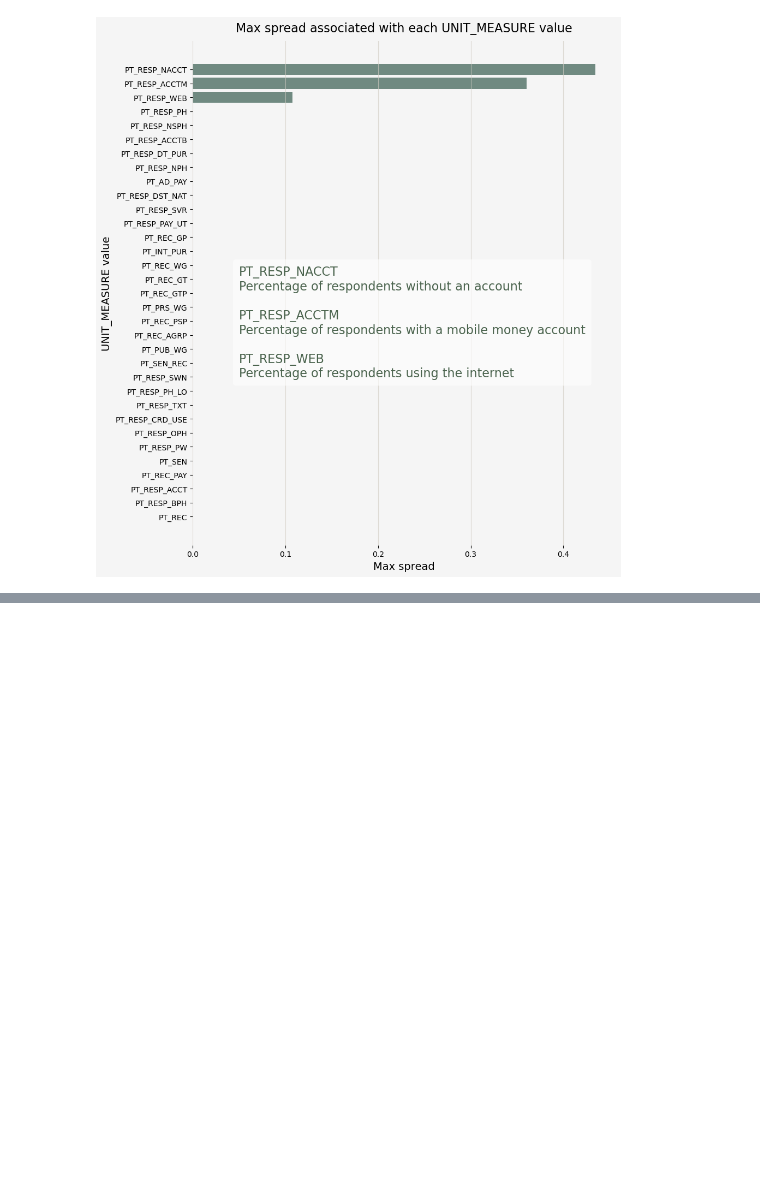
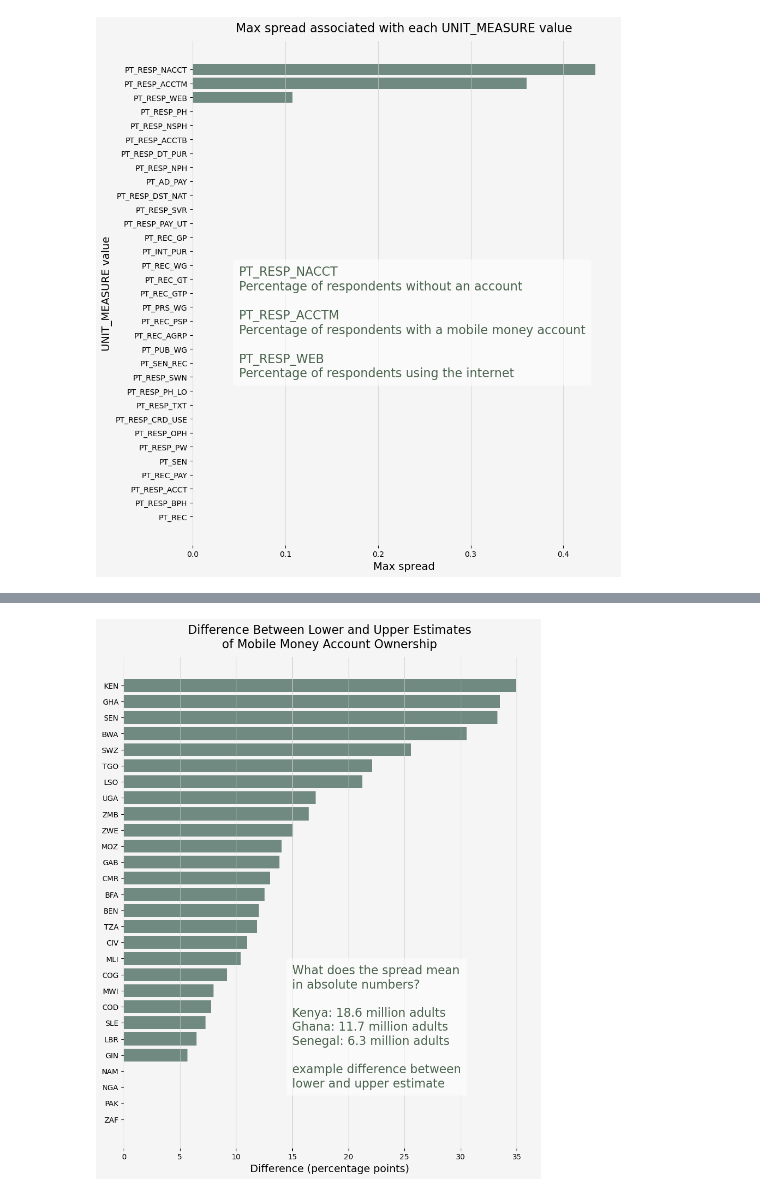
Before and after one commit to reebme/curated-data-sqlite, a Jupyter notebook: notebooks/04_findex_unit_measure.ipynb, the cells around one changed output, grey strips where cells are left out. Drawn from its saved outputs; the diff is of its cells as text; code cells hidden in the pictures; blank space fills up the shorter version.

```diff
--- a/notebooks/04_findex_unit_measure.ipynb
+++ b/notebooks/04_findex_unit_measure.ipynb
@@ -58,0 +188,16 @@ utils.pretty_hbar(max_spreads['unit_measure'], max_spreads['spread'],
+# %%
+mobile_money_acc = mobile_money_acc_small_spreads[['country_id', 'min_derived']].copy()
+mobile_money_acc.rename(columns = {'min_derived': 'small_spread_der'}, inplace = True)
+
+mobile_money_acc = pd.merge(fin13_1a_paired[['country_id', 'der_val']], mobile_money_acc, on = 'country_id', how = 'outer')
+mobile_money_acc.rename(columns = {'der_val': 'fin13_1a_der'}, inplace = True)
+
+mobile_money_acc = pd.merge(fin13_1b_paired[['country_id', 'der_val']], mobile_money_acc, on = 'country_id', how = 'outer')
+mobile_money_acc.rename(columns = {'der_val': 'fin13_1b_der'}, inplace = True)
+
+mobile_money_acc['min_der'] = mobile_money_acc[['fin13_1b_der', 'fin13_1a_der', 'small_spread_der']].min(axis = 1)
+mobile_money_acc['max_der'] = mobile_money_acc[['fin13_1b_der', 'fin13_1a_der', 'small_spread_der']].max(axis = 1)
+
+mobile_money_acc['spread'] = mobile_money_acc['max_der'] - mobile_money_acc['min_der']
+
+mobile_money_acc.sort_values(by = 'spread', inplace = True)
@@ -58,0 +219,38 @@ utils.pretty_hbar(max_spreads['unit_measure'], max_spreads['spread'],
+# %%
+annotation_text = (
+    "% (min, max) with a mobile money account in:\n"
+    f"Kenya: {mob_acc_ken_pop_min.item() / 10e5:,.1f} and {mob_acc_ken_pop_max.item() / 10e5:,.1f}\n"
+    f"Ghana: {mob_acc_gha_pop_min.item() / 10e5:,.1f} and {mob_acc_gha_pop_max.item() / 10e5:,.1f}\n"
+    f"Senegal: {mob_acc_sen_pop_min.item() / 10e5:,.1f} and {mob_acc_sen_pop_max.item() / 10e5:,.1f}\n"
+    "million people"
+)
+annotation_text = (
+    "What does the spread mean\nin absolute numbers?\n\n"
+    f"Kenya: {(mob_acc_ken_pop_max.item() -  mob_acc_ken_pop_min.item())/ 10e5:,.1f} million adults\n"
+    f"Ghana: {(mob_acc_gha_pop_max.item() - mob_acc_gha_pop_min.item()) / 10e5:,.1f} million adults\n"
+    f"Senegal: {(mob_acc_sen_pop_max.item() - mob_acc_sen_pop_min.item()) / 10e5:,.1f} million adults\n\n"
+    "example difference between\nlower and upper estimate"
+)
+
+utils.pretty_hbar(mobile_money_acc['country_id'], mobile_money_acc['spread'] * 100,
+                plot_title = "Difference Between Lower and Upper Estimates\nof Mobile Money Account Ownership",
+                x_axis_title = "Difference (percentage points)",
+                annotation = {
+                    "bbox": {
+                            "boxstyle": "round,pad=0.5,rounding_size=0.25",
+                            "fc": "white",          # fill color
+                            "ec": "none",
+                            #"ec": "#a5c4b6",
+                            #"lw": 1,
+                            "alpha": 0.6
+                    },
+                    "text": annotation_text,
+                    "xy": (0, 0),
+                    "xytext": (15, 2),
+                    "color": "#4a634d",
+                    "fontsize": 16
+                },
+                save_file = pic_folder + "mobile_acc_spread_hbar.png"
+)
+# %% [output]
+[figure, added]
```
Also changed, not shown: parts of 37 cells of this notebook, 10 other files.
